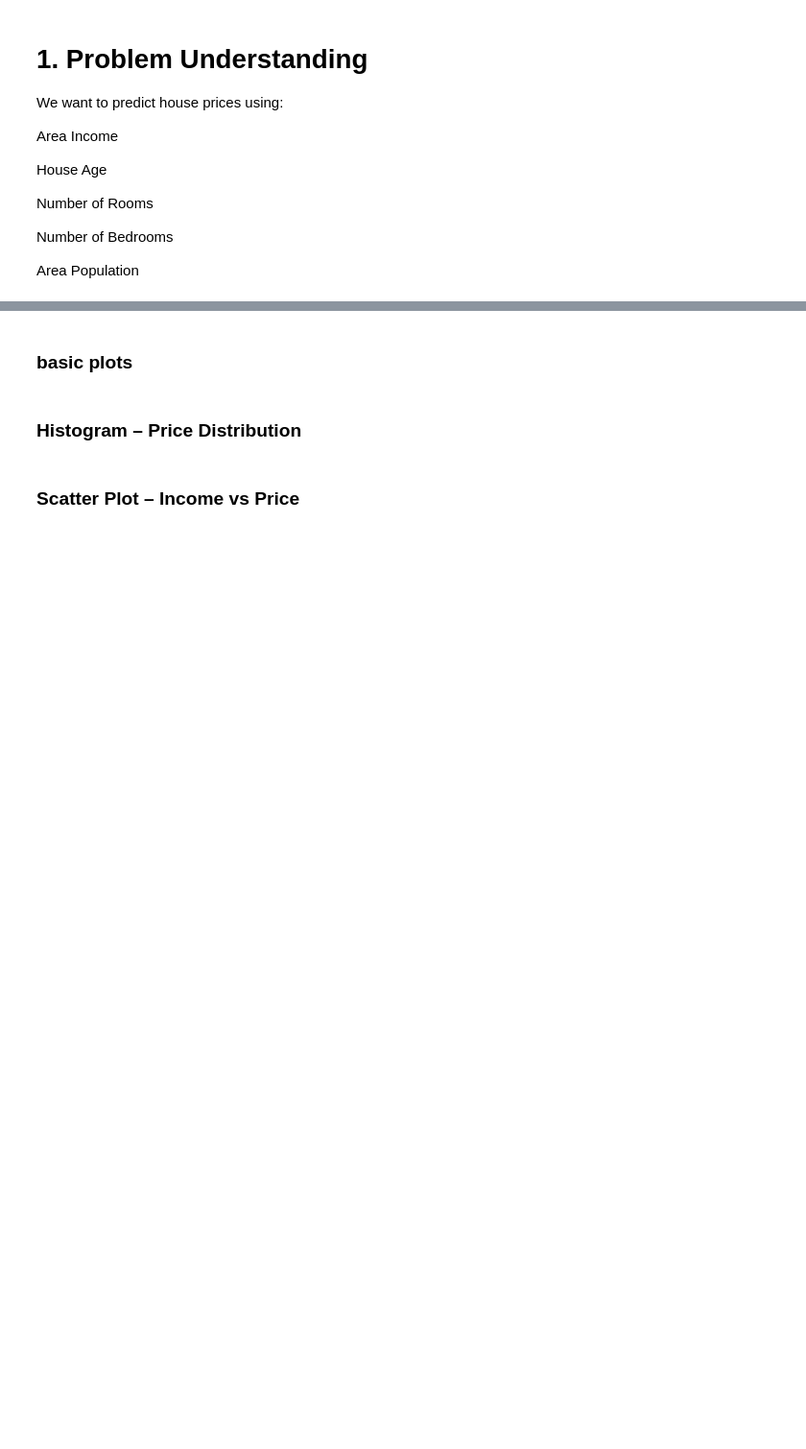
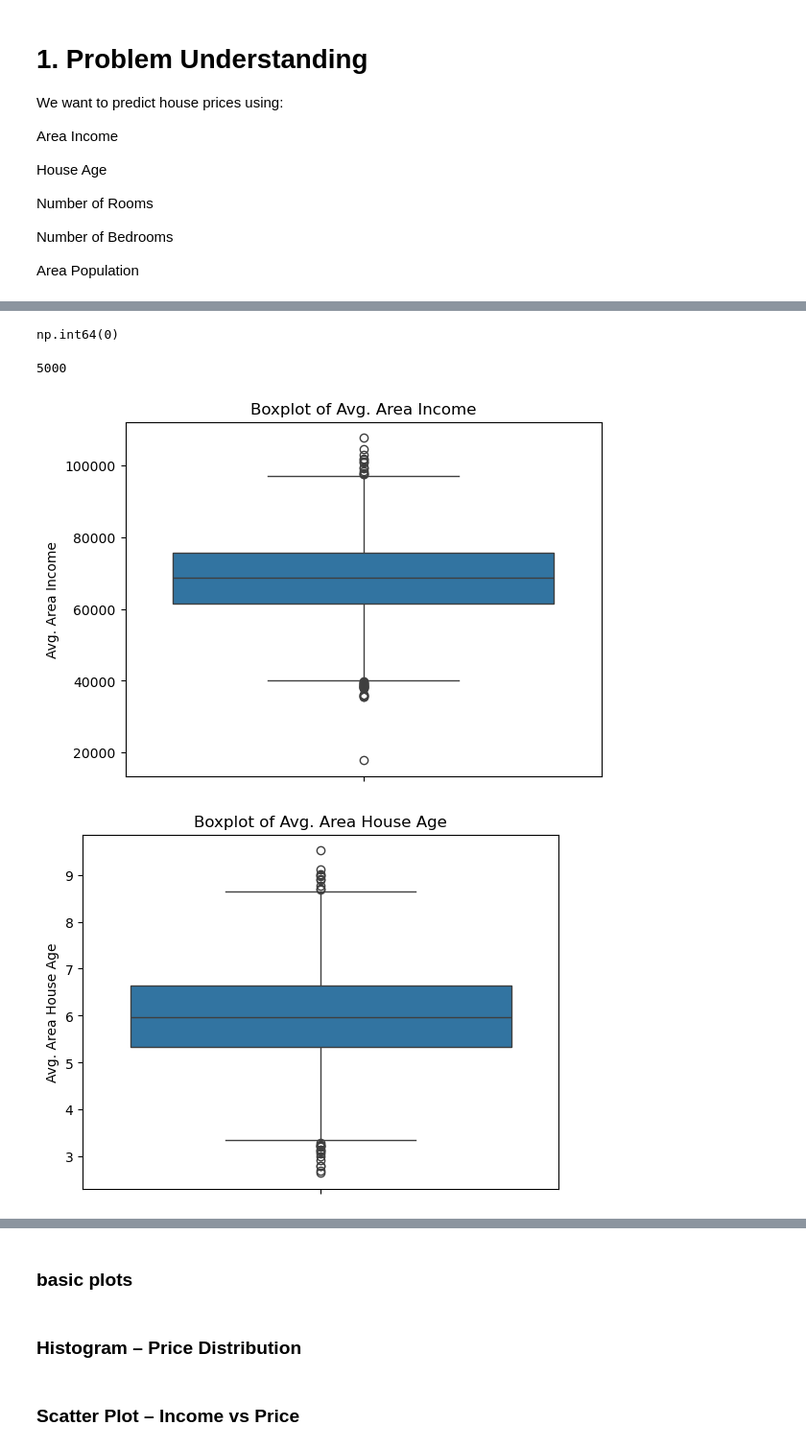
Before and after one commit to Chauhanekta21/usa-house-price-prediction, a Jupyter notebook: jupyter_notebook/usa_housing_price prediction.ipynb, the cells around one changed output, grey strips where cells are left out. Shown at 96% size. Cells and saved outputs as stored; diff of their text form; code cells hidden in the pictures; blank space fills up the shorter version.

Commit message:
Complete initial data inspection and exploratory data analysis

```diff
--- a/jupyter_notebook/usa_housing_price prediction.ipynb
+++ b/jupyter_notebook/usa_housing_price prediction.ipynb
@@ -20,0 +24,3 @@ Area Population
+# %%
+df = pd.read_csv("../data/usa_housing.csv")
+df
@@ -20,0 +75,16 @@ Area Population
+# %%
+df.duplicated().sum()
+# %% [output]
+np.int64(0)
+# %%
+df['Address'].nunique()
+# %% [output]
+5000
+# %%
+for col in df.select_dtypes(include='number').columns:
+    sns.boxplot(data=df[col])
+    plt.title(f"Boxplot of {col}")
+    plt.show()
+# %% [output]
+[figure, added]
+[figure, added]
```
Also changed, not shown: parts of 15 cells of this notebook.
